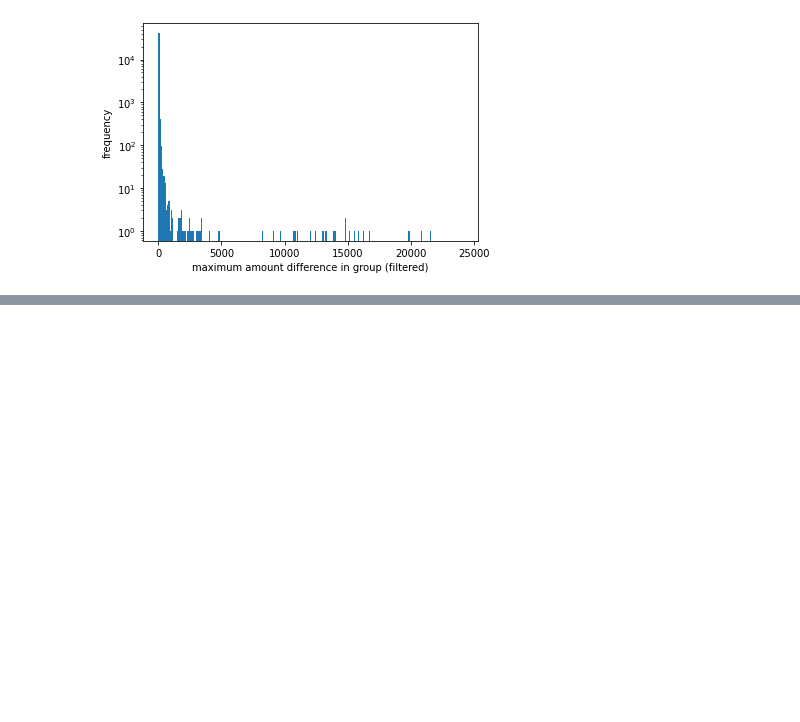
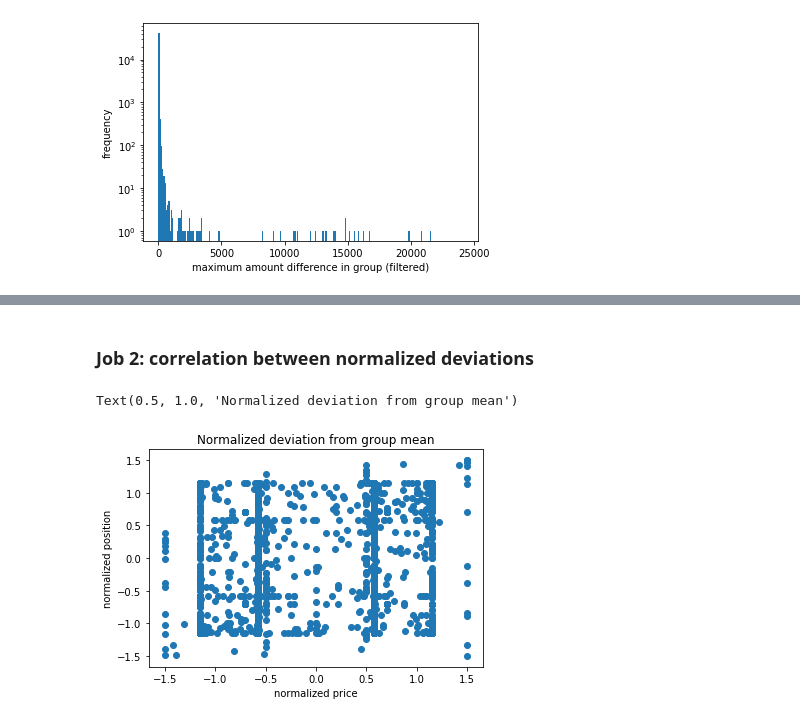
Before and after one commit to DuoRes/expedia-autoclicker, a Jupyter notebook: Expedia_modeling.ipynb, the cells around one changed output, grey strips where cells are left out. Cells and saved outputs as stored; diff of their text form; code cells hidden in the pictures; blank space fills up the shorter version.

```diff
--- a/Expedia_modeling.ipynb
+++ b/Expedia_modeling.ipynb
@@ -143,0 +169,10 @@ Text(0.5, 0, 'maximum amount difference in group (filtered)')
+# %% [markdown]
+### Job 2: correlation between normalized deviations
+# %%
+plt.scatter(price_dev_n, position_dev_n)
+plt.xlabel('normalized price')
+plt.ylabel('normalized position')
+plt.title('Normalized deviation from group mean')
+# %% [output]
+Text(0.5, 1.0, 'Normalized deviation from group mean')
+[figure, added]
```
Also changed, not shown: parts of 8 cells of this notebook, 6 other files.
